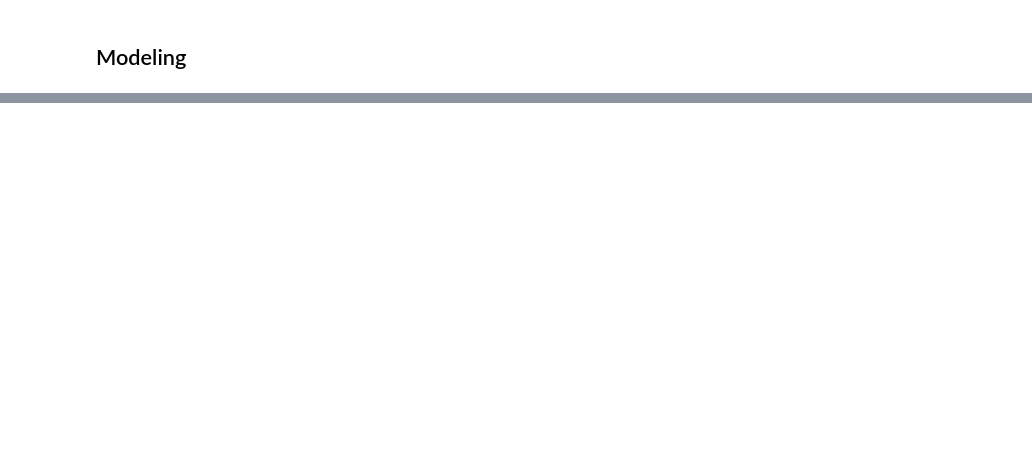
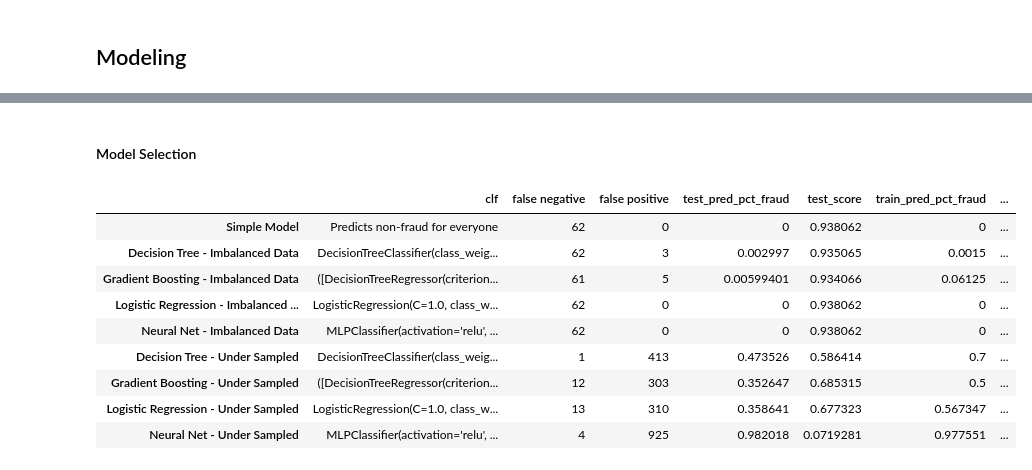
Before and after one commit to cd412/Alpha-Insurance-Fraud-Detection, a Jupyter notebook: Alpha Insurance-Modeling.ipynb, the cells around one changed output, grey strips where cells are left out. Drawn from its saved outputs; the diff is of its cells as text; code cells hidden in the pictures; blank space fills up the shorter version.

```diff
--- a/Alpha Insurance-Modeling.ipynb
+++ b/Alpha Insurance-Modeling.ipynb
@@ -255,0 +349,2 @@ dtype: object
+# %%
+models = {}
@@ -255,0 +643,15 @@ dtype: object
+# %% [markdown]
+#### Model Selection
+# %%
+pd.DataFrame(models).transpose()
+# %% [output]
+|  | clf | false negative | false positive | test_pred_pct_fraud | test_score | train_pred_pct_fraud | ... |
+| Simple Model | Predicts non-fraud for everyone | 62 | 0 | 0 | 0.938062 | 0 | ... |
+| Decision Tree - Imbalanced Data | DecisionTreeClassifier(class_weig... | 62 | 3 | 0.002997 | 0.935065 | 0.0015 | ... |
+| Gradient Boosting - Imbalanced Data | ([DecisionTreeRegressor(criterion... | 61 | 5 | 0.00599401 | 0.934066 | 0.06125 | ... |
+| Logistic Regression - Imbalanced ... | LogisticRegression(C=1.0, class_w... | 62 | 0 | 0 | 0.938062 | 0 | ... |
+| Neural Net - Imbalanced Data | MLPClassifier(activation='relu', ... | 62 | 0 | 0 | 0.938062 | 0 | ... |
+| Decision Tree - Under Sampled | DecisionTreeClassifier(class_weig... | 1 | 413 | 0.473526 | 0.586414 | 0.7 | ... |
+| Gradient Boosting - Under Sampled | ([DecisionTreeRegressor(criterion... | 12 | 303 | 0.352647 | 0.685315 | 0.5 | ... |
+| Logistic Regression - Under Sampled | LogisticRegression(C=1.0, class_w... | 13 | 310 | 0.358641 | 0.677323 | 0.567347 | ... |
+| Neural Net - Under Sampled | MLPClassifier(activation='relu', ... | 4 | 925 | 0.982018 | 0.0719281 | 0.977551 | ... |
```
Also changed, not shown: parts of 74 cells of this notebook.
